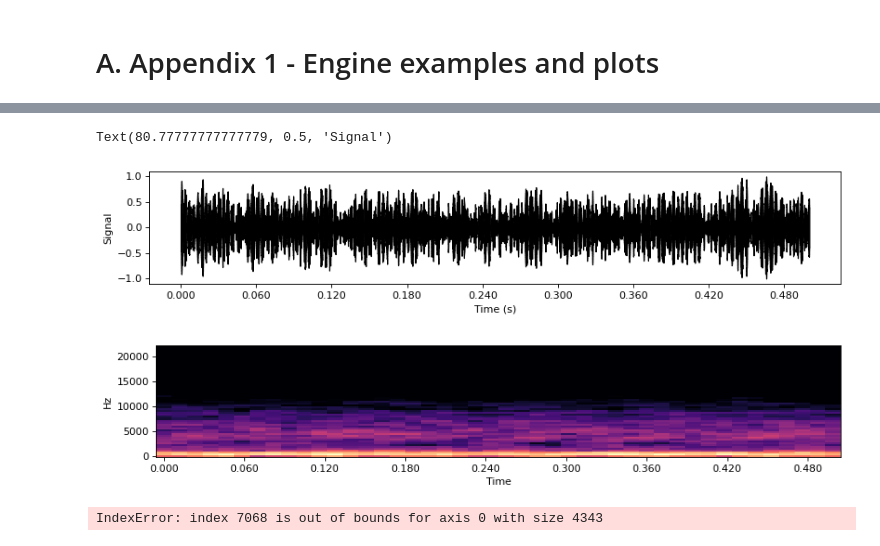
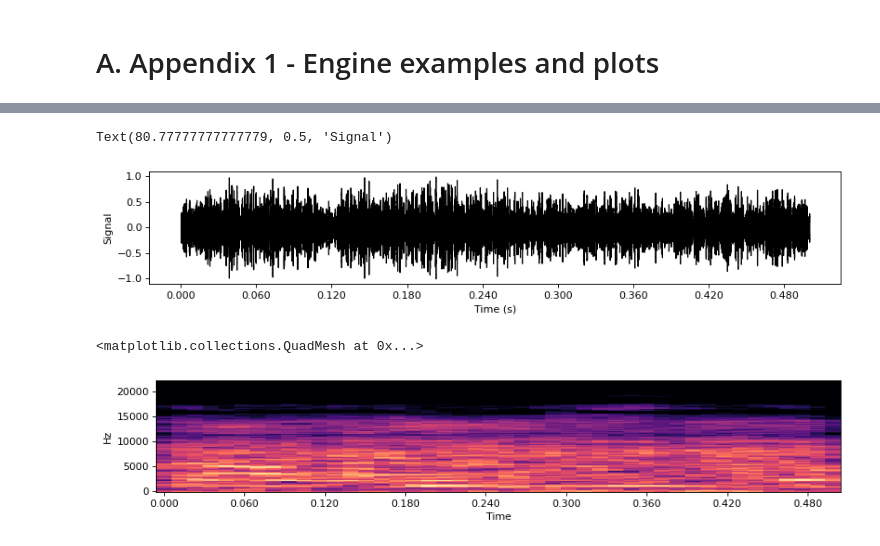
Before and after one commit to matsozza/Python_ML_CombustionEnginesRecog_MBA, a Jupyter notebook: 1_SoundDetectionMain.ipynb, the cells around one changed output, grey strips where cells are left out. Cells and saved outputs as stored; diff of their text form; code cells hidden in the pictures.

```diff
--- a/1_SoundDetectionMain.ipynb
+++ b/1_SoundDetectionMain.ipynb
@@ -50,6 +53,7 @@ PATH_NUM_SUBFOLDERS = 10
 # Audio processing variables
 AUDIO_SR = 44100 # Audio sampling in Hertz
 AUDIO_N_FFT = 2048 # Samples per FFT window
+AUDIO_WINSIZE = 1024
 AUDIO_HOP_LEN = 512
 AUDIO_N_MELS = 60
 
@@ -58,7 +62,7 @@ AUDIOSEG_SIZE = 22050 # samples per segment (500ms)
 AUDIOSEG_OVERLAP = 0.2 # normalized
 
 # Debug and test variables
-REDUCED_MODE = 0  # Do not process all the audio in the dataset (for faster execution during script development)
+REDUCED_MODE = 1  # Do not process all the audio in the dataset (for faster execution during script development)
 REDUCED_MODE_AUDIONUM = 500 # Number of dataset audios to process in the reduced-mode.
 
 # Use variables stored on shelves
@@ -173,4 +177,5 @@ else:
 # 6. **Segmented audios** normalization
 # %%
 # Normalizing dataset using 'Sklearn Normalization' with 'Max' method
-segAudioNorm_AA = preprocessing.normalize(segAudio_AA, norm='max')
+segAudioNorm_AA = segAudio_AA
+#segAudioNorm_AA = preprocessing.normalize(segAudio_AA, norm='max');
@@ -318,24 +428,20 @@ Audio(segAudioNorm_AA[1960], rate=AUDIO_SR)
 # %% [output]
 [interactive output not drawn]
 # %%
-# Plot Audio signal
+# Plot Audio signal 2
 figure(figsize=(12,2), dpi=80)
-librosa.display.waveshow(segAudioNorm_AA[1960], sr= AUDIO_SR, color='black')
+librosa.display.waveshow(segAudioNorm_AA[4300], sr= AUDIO_SR, color='black')
 plt.xlabel('Time (s)')
 plt.ylabel('Signal')
 # %% [output]
 Text(80.77777777777779, 0.5, 'Signal')
-[figure, old version]
+[figure, new version]
 # %%
-# Engine Spectogram example
+# Engine Spectogram example 2
 figure(figsize=(12,2), dpi=80)
-img_Spect = librosa.feature.melspectrogram(y=segAudioNorm_AA[1958], n_mels = AUDIO_N_MELS, sr=AUDIO_SR)
+img_Spect = librosa.feature.melspectrogram(y=segAudioNorm_AA[4300], sr=AUDIO_SR)
 img_Spect = librosa.amplitude_to_db(img_Spect, ref=np.max)
-librosa.display.specshow(img_Spect, y_axis='linear', x_axis='time', sr=AUDIO_SR);
+librosa.display.specshow(img_Spect, y_axis='linear', x_axis='time', sr=AUDIO_SR, )
 # %% [output]
+<matplotlib.collections.QuadMesh at 0x...>
-[figure, old version]
+[figure, new version]
-# %%
-# Engine Audio Example 2
-Audio(segAudioNorm_AA[7068], rate=AUDIO_SR)
-# %% [output]
-IndexError: index 7068 is out of bounds for axis 0 with size 4343
```
Also changed, not shown: parts of 18 cells of this notebook, 1 other file.
